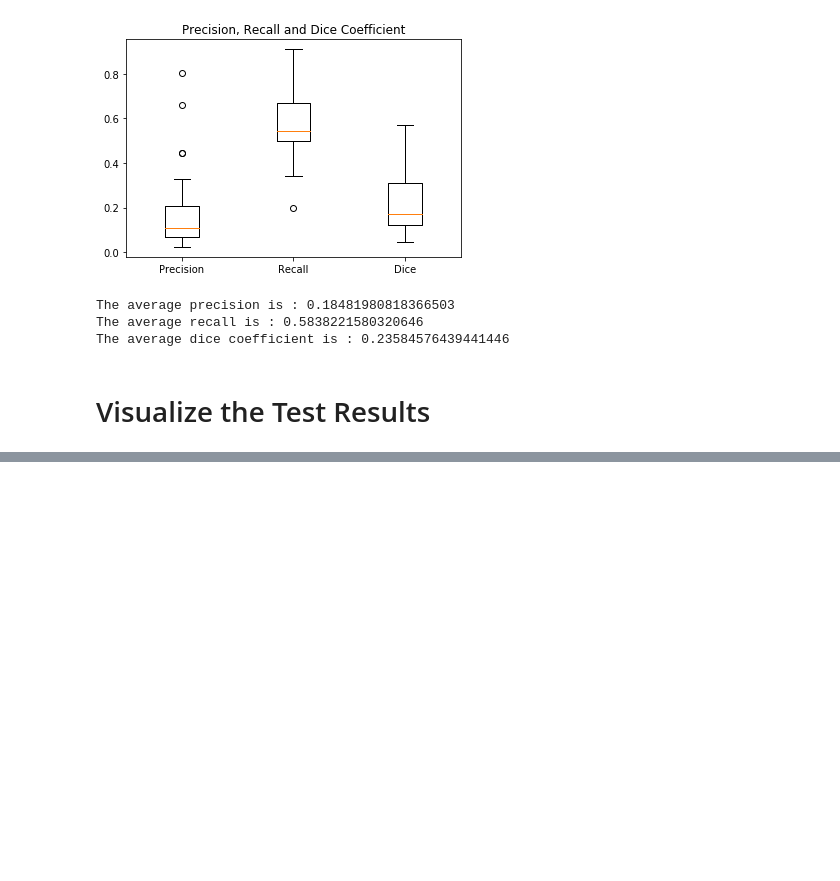
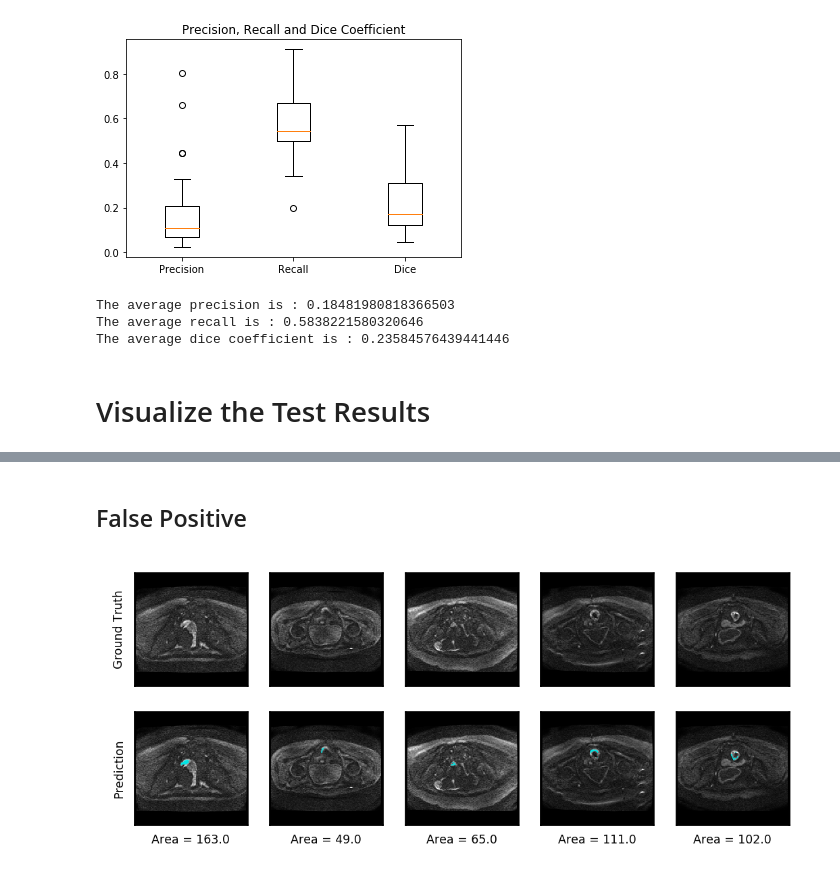
Before and after one commit to BobZhangHT/maskrcnn-benchmark, a Jupyter notebook: datasets/rectal/results_analysis_1_16.ipynb, the cells around one changed output, grey strips where cells are left out. Cells and saved outputs as stored; diff of their text form; code cells hidden in the pictures; blank space fills up the shorter version.

```diff
--- a/datasets/rectal/results_analysis_1_16.ipynb
+++ b/datasets/rectal/results_analysis_1_16.ipynb
@@ -221,0 +260,16 @@ show(imgs,inds,polysgt,polysdt)
+# %% [markdown]
+## False Positive
+# %%
+inds_FP=np.array([i for i in range(maskgtct.shape[0]) if not maskgtct[i].sum() and maskdtct[i].sum()])
+# %%
+dt_areas=maskdtct.sum((1,2))
+# %%
+# show random
+seed(2018)
+n=5
+inds=choice(inds_FP,n)
+sub_imgsInfo=coco.loadImgs([imgIds[i] for i in inds])
+imgs=[plt.imread(dataFile+i['file_name']) for i in sub_imgsInfo]
+show(imgs,inds,polysgt,polysdt,True,dt_areas)
+# %% [output]
+[figure, added]
```
Also changed, not shown: parts of 16 cells of this notebook, 8 other files.
